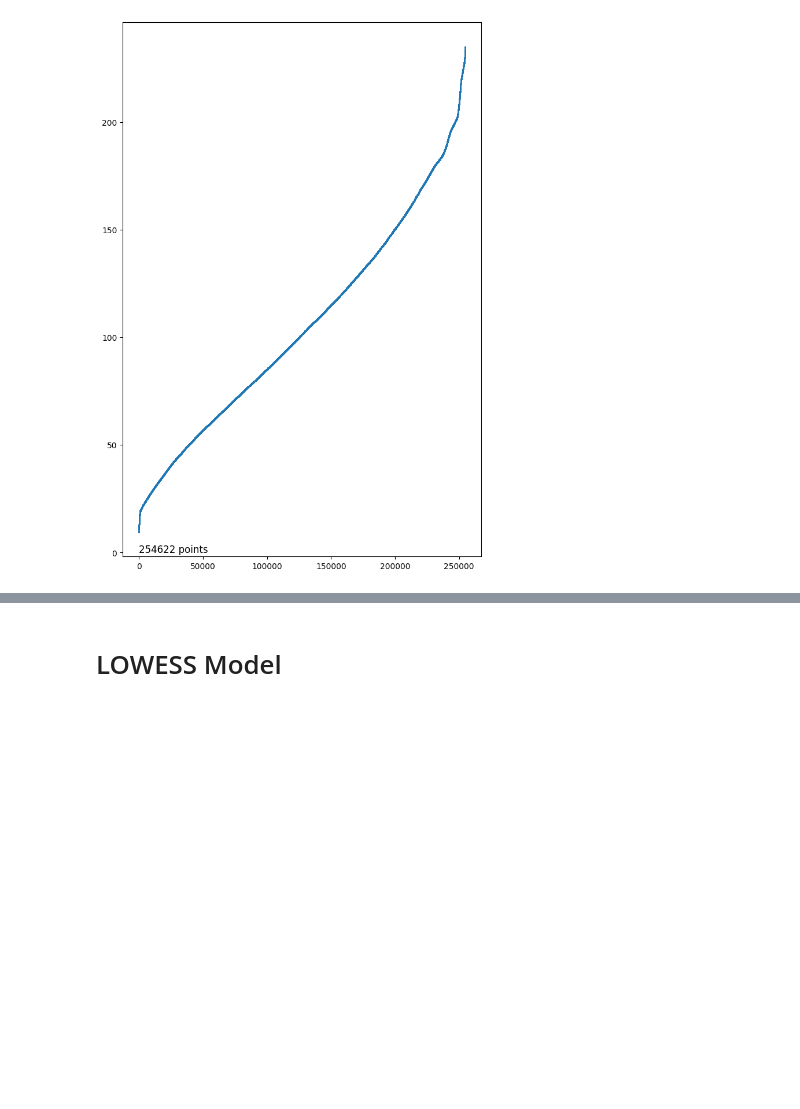
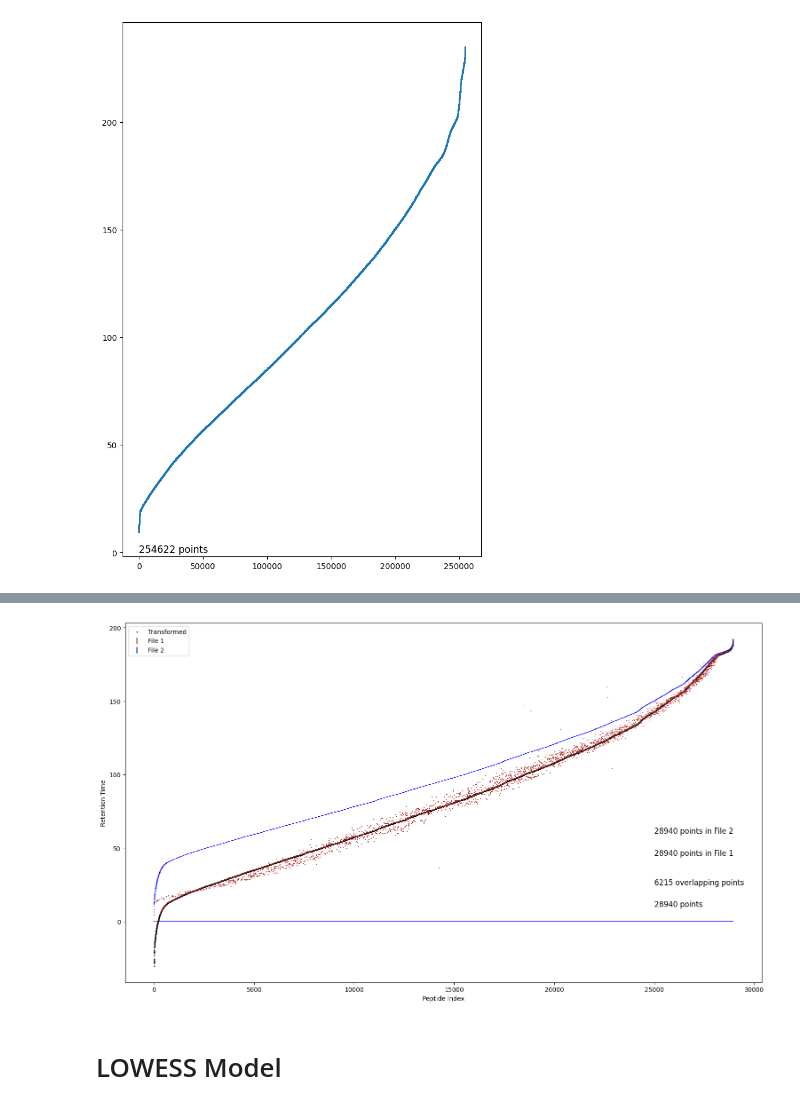
Before and after one commit to elaboy/Ancla, a Jupyter notebook: lowess_calibration_nic.ipynb, the cells around one changed output, grey strips where cells are left out. Cells and saved outputs as stored; diff of their text form; code cells hidden in the pictures; blank space fills up the shorter version.

```diff
--- a/lowess_calibration_nic.ipynb
+++ b/lowess_calibration_nic.ipynb
@@ -151,5 +158,9 @@ for i in tqdm.tqdm(range(len(result))):
         X = result.loc[i, ['Scan Retention Time_y']].to_numpy().reshape(-1, 1)
         y = model.predict(X)
         result.loc[i, ['Transformed Retention Time']] = y.reshape(-1).astype(float)
+    elif result.loc[i, ['Scan Retention Time_y']].isnull().any() == False and result.loc[i, ['Scan Retention Time_x']].isna().any() == True:
+        X = result.loc[i, ['Scan Retention Time_y']].to_numpy().reshape(-1, 1)
+        y = model.predict(X)
+        result.loc[i, ['Transformed Retention Time']] = y.reshape(-1).astype(float)
     else:
         result.loc[i, ['Transformed Retention Time']] = result.loc[i, ["Scan Retention Time_x"]].to_numpy().reshape(-1).astype(float)
@@ -186,0 +228,7 @@ Plotting...
+# %%
+# show first 10 entries in the dictionary
+for i, (k, v) in enumerate(full_sequences.items()):
+    if i == 10:
+        break
+    print("Key: ", k)
+    print("Value: ", v)
@@ -187,3 +256,36 @@ Plotting...
+# %%
+import matplotlib.pyplot as plt
+# plot the dictionary values, where value 1 and value 2 act as error bars and value 3 is the transformed retention time
+
+plt.clf()
+
+# sort full peptide discitonary by the transformed retention time
+sorted_full_sequences = {k: v for k, v in sorted(full_sequences.items(), key=lambda item: item[1][2])}
+
+# make a list of all the first values in each key in the dictionary
+x = [v[0] for k, v in sorted_full_sequences.items()]
+# make a list of all the second values in each key in the dictionary
+y = [v[1] for k, v in sorted_full_sequences.items()]
+# make a list of all the third values in each key in the dictionary
+transformed = [v[2] for k, v in sorted_full_sequences.items()]
+
+# plot the values
+plt.errorbar(range(len(x)), x, linestyle="", c='brown', yerr=0.1, label = "File 1")
+plt.errorbar(range(len(y)), y, linestyle="", c='blue', yerr=0.1, label = "File 2")
+plt.scatter(range(len(transformed)), transformed, s = 1, c='k', label = "Transformed")
+plt.text(25000, 10, str(len(transformed)) + " points", fontsize=12)
+plt.text(25000, 25, str(len(overlap)) + " overlapping points", fontsize=12)
+plt.text(25000, 45, str(len(x)) + " points in File 1", fontsize=12)
+plt.text(25000, 60, str(len(y)) + " points in File 2", fontsize=12)
+plt.xlabel("Peptide Index")
+plt.ylabel("Retention Time")
+plt.legend()
+#increase plot size
+fig = plt.gcf()
+fig.set_size_inches(18.5, 10.5)
+plt.show()
+# %% [output]
+[figure, added]
 # %% [markdown]
 # LOWESS Model
 # %%
```
Also changed, not shown: parts of 6 cells of this notebook, 1 other file.
